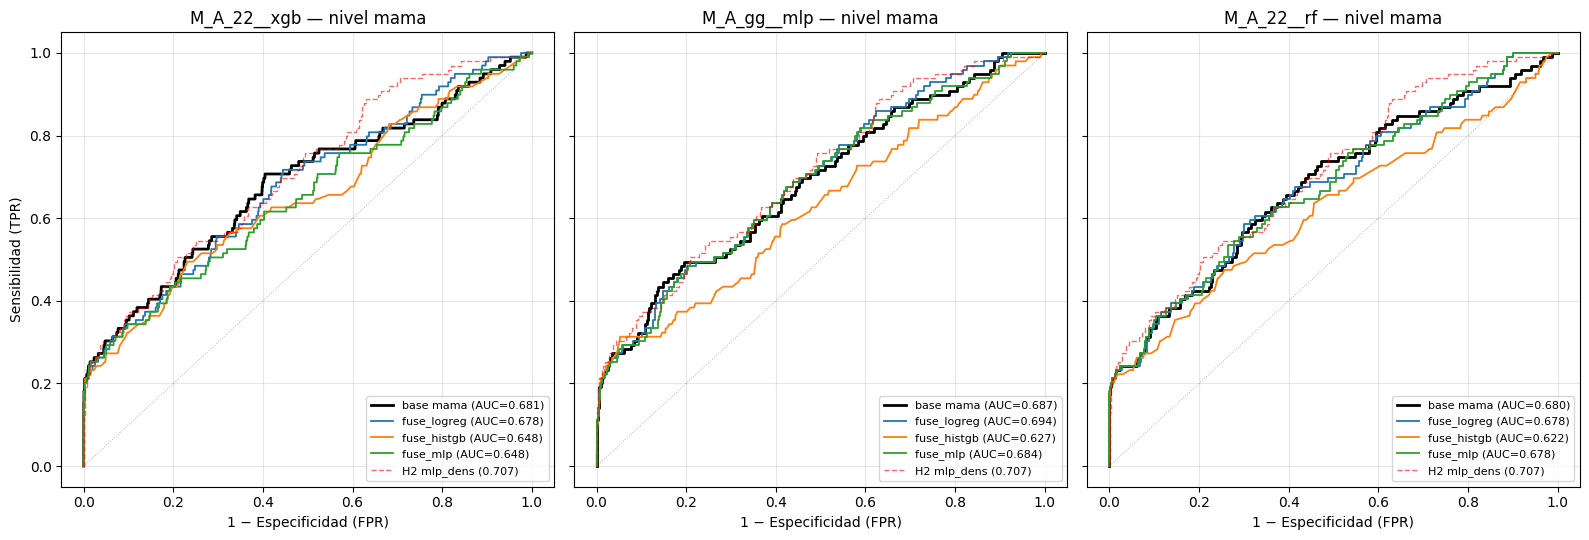
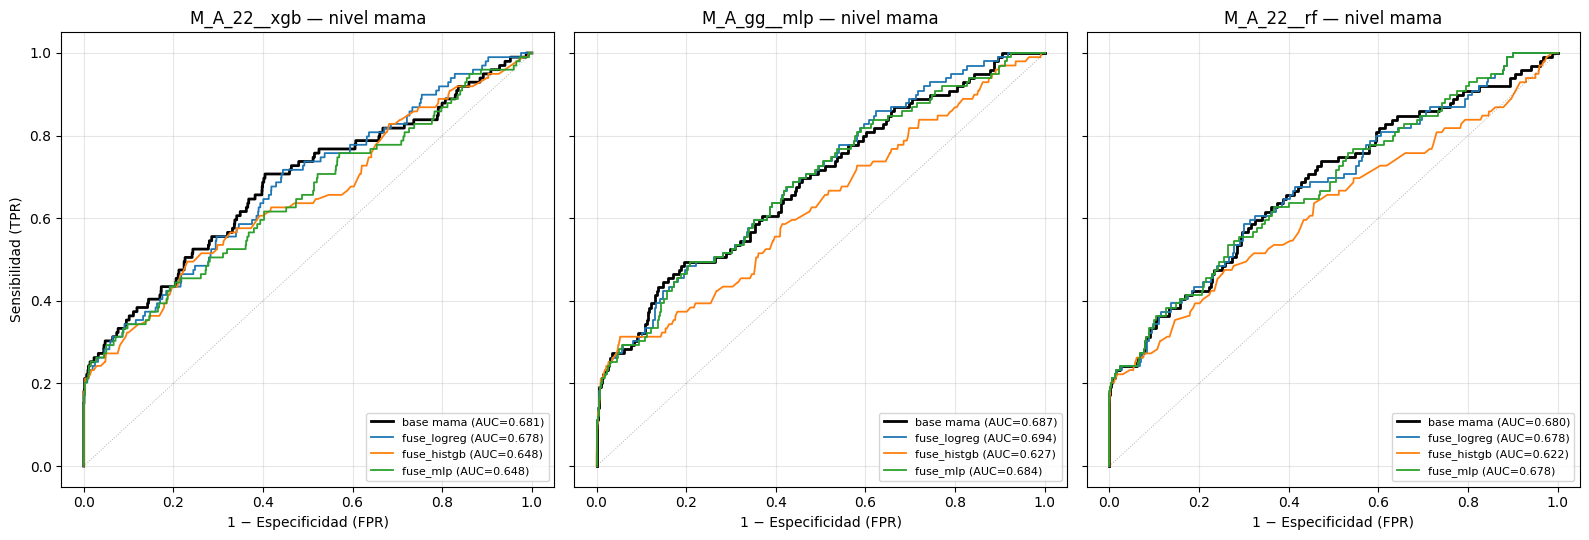
Unified diff of the notebook cell whose output changed from the first chart to the second:
--- before
+++ after
@@ -13,7 +13,4 @@
         auc_f = roc_auc_score(y_M_test, pf)
         ax.plot(fpr_f, tpr_f, label=f'fuse_{fm} (AUC={auc_f:.3f})', color=colors[fm], linewidth=1.3)
-    if pred_hito2_M is not None:
-        fpr_h, tpr_h, _ = roc_curve(y_M_test, pred_hito2_M)
-        ax.plot(fpr_h, tpr_h, '--', color='red', alpha=0.6, linewidth=1, label=f'H2 mlp_dens ({auc_hito2_M:.3f})')
     ax.plot([0, 1], [0, 1], 'k:', alpha=0.3, linewidth=0.7)
     ax.set_xlabel('1 − Especificidad (FPR)')

Commit: Fixed graphics